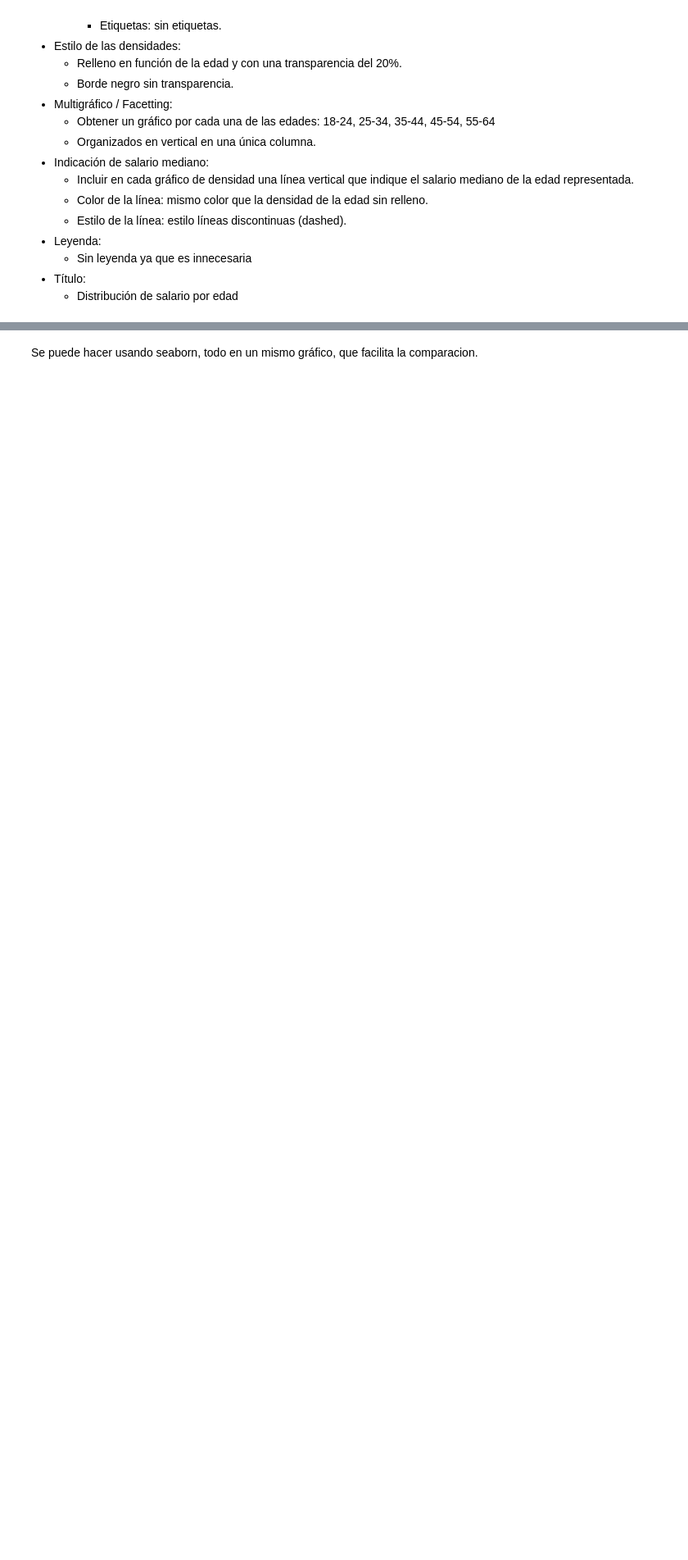
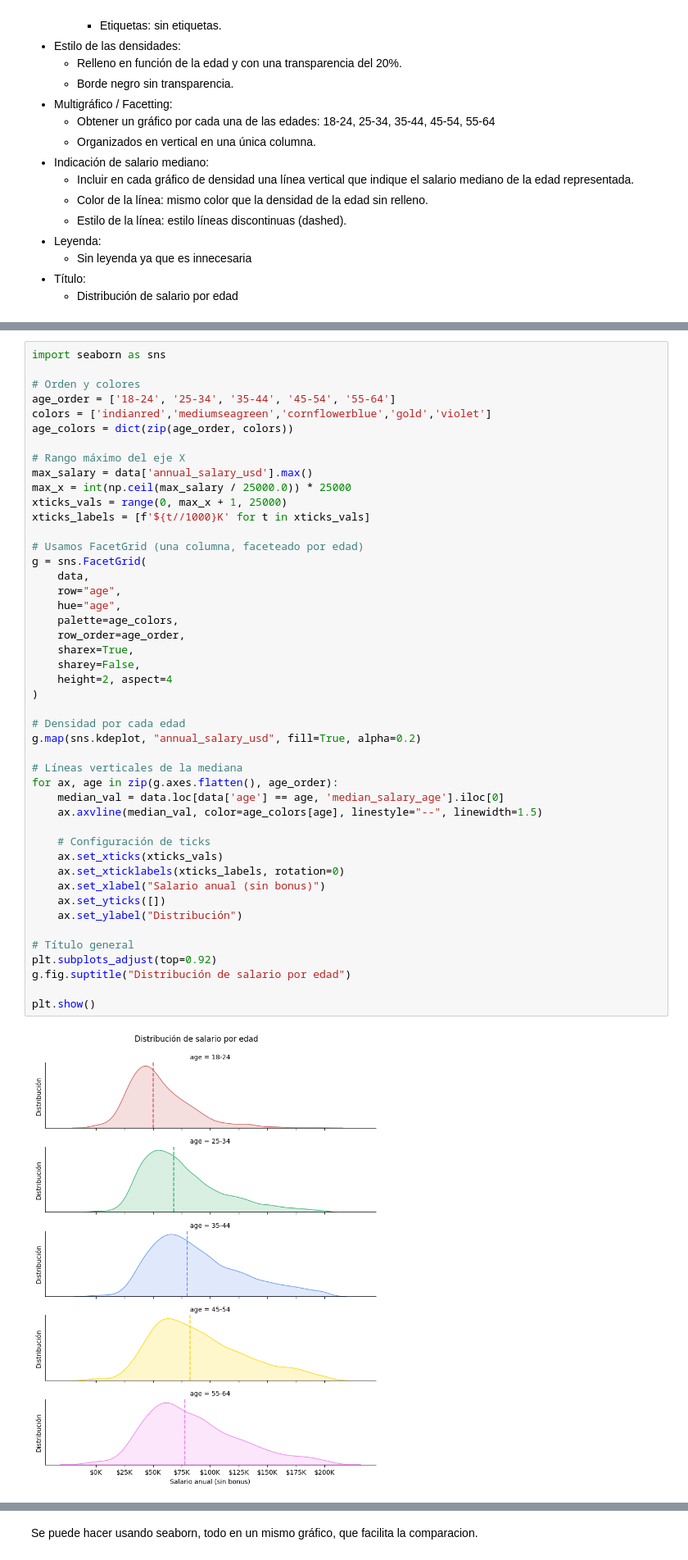
Before and after one commit to laurajimenezalonso/static_visualisation, a Jupyter notebook: notebooks/Ejercicios_Visualizacion_Estatica.ipynb, the cells around one changed output, grey strips where cells are left out. Shown: that part at 82% size. Saved outputs shown, nothing was run; the diff lists cells and outputs as text; blank space fills up the shorter version.

```diff
--- a/notebooks/Ejercicios_Visualizacion_Estatica.ipynb
+++ b/notebooks/Ejercicios_Visualizacion_Estatica.ipynb
@@ -573,3 +575,51 @@ Se ha mantenido el eje de X para que se más fácil la comparación por grupos.
+# %%
+import seaborn as sns
+
+# Orden y colores
+age_order = ['18-24', '25-34', '35-44', '45-54', '55-64']
+colors = ['indianred','mediumseagreen','cornflowerblue','gold','violet']
+age_colors = dict(zip(age_order, colors))
+
+# Rango máximo del eje X
+max_salary = data['annual_salary_usd'].max()
+max_x = int(np.ceil(max_salary / 25000.0)) * 25000
+xticks_vals = range(0, max_x + 1, 25000)
+xticks_labels = [f'${t//1000}K' for t in xticks_vals]
+
+# Usamos FacetGrid (una columna, faceteado por edad)
+g = sns.FacetGrid(
+    data,
+    row="age",
+    hue="age",
+    palette=age_colors,
+    row_order=age_order,
+    sharex=True,
+    sharey=False,
+    height=2, aspect=4
+)
+
+# Densidad por cada edad
+g.map(sns.kdeplot, "annual_salary_usd", fill=True, alpha=0.2)
+
+# Líneas verticales de la mediana
+for ax, age in zip(g.axes.flatten(), age_order):
+    median_val = data.loc[data['age'] == age, 'median_salary_age'].iloc[0]
+    ax.axvline(median_val, color=age_colors[age], linestyle="--", linewidth=1.5)
+
+    # Configuración de ticks
+    ax.set_xticks(xticks_vals)
+    ax.set_xticklabels(xticks_labels, rotation=0)
+    ax.set_xlabel("Salario anual (sin bonus)")
+    ax.set_yticks([])
+    ax.set_ylabel("Distribución")
+
+# Título general
+plt.subplots_adjust(top=0.92)
+g.fig.suptitle("Distribución de salario por edad")
+
+plt.show()
+# %% [output]
+[figure, added]
 # %% [markdown]
 ## Ejercicio 4 – Brecha salarial
 Queremos mostrar un gráfico que represente la brecha salarial entre géneros por años de experiencia como boxplots sobre los datos preparados en el ejercicio 1. Para ello:
```
Also changed, not shown: parts of 2 cells of this notebook.
